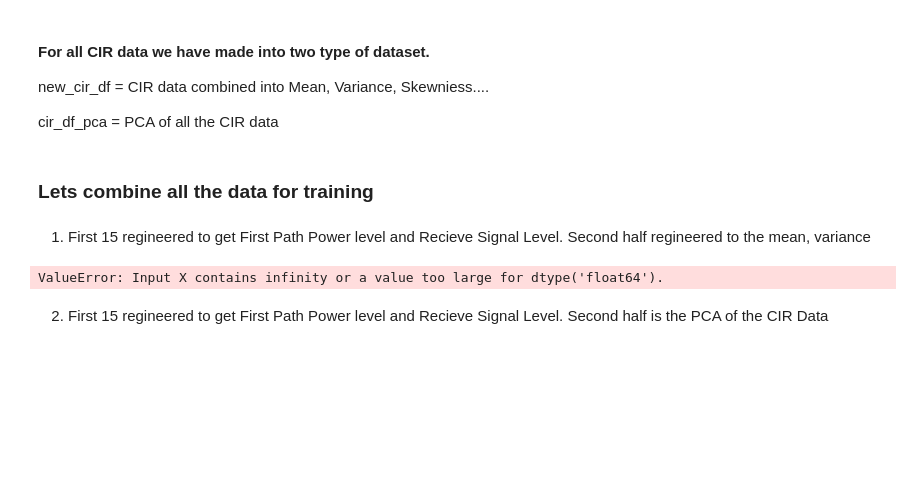
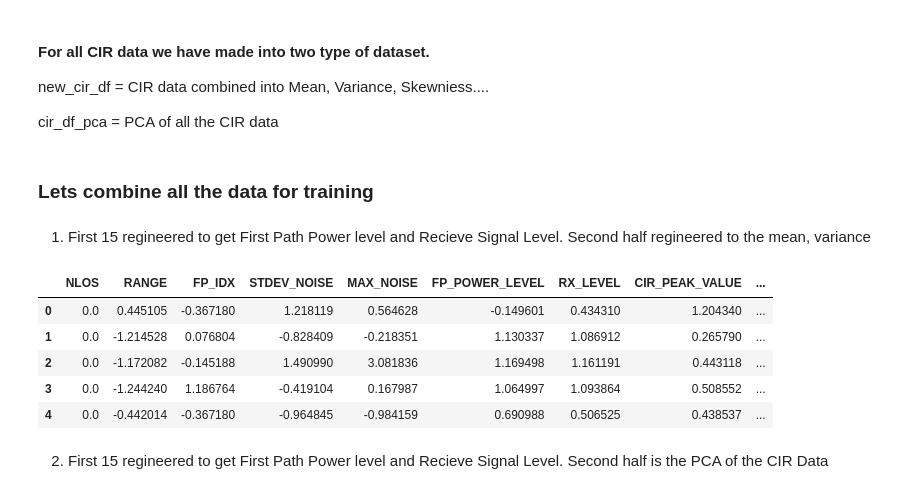
Before and after one commit to ptrpfa/UWB-LOS-NLOS-Classification, a Jupyter notebook: preprocessing3.ipynb, the cells around one changed output. Cells and saved outputs as stored; diff of their text form; code cells hidden in the pictures; blank space fills up the shorter version.

```diff
--- a/preprocessing3.ipynb
+++ b/preprocessing3.ipynb
@@ -523,23 +554,28 @@ cir_df_pca = PCA of all the CIR data
 # %% [markdown]
 1) First 15 regineered to get First Path Power level and Recieve Signal Level. Second half regineered to the mean, variance
 # %%
-from sklearn.preprocessing import RobustScaler
+from sklearn.preprocessing import StandardScaler
 
 dataset_1 = pd.concat([no_cir_df_transform, new_cir_df], axis=1)
-temp_df = dataset_1.drop(columns='NLOS').copy()
+temp_df = dataset_1.copy()
 
-scaler = RobustScaler()
+scaler = StandardScaler()
 scaled_features = scaler.fit_transform(temp_df)
 
-df_scaled = pd.DataFrame(scaled_features, columns=dataset_1.columns[1:])
+df_scaled = pd.DataFrame(scaled_features, columns=temp_df.columns)
 
-df_scaled['NLOS'] = dataset_1['NLOS'].values
+df_scaled['NLOS'] = temp_df['NLOS'].values
 
-save_to_pickle("dataset_1", df_scaled)
+# save_to_pickle("dataset_1", temp_df)
 
 df_scaled.head()
 # %% [output]
-ValueError: Input X contains infinity or a value too large for dtype('float64').
+|  | NLOS | RANGE | FP_IDX | STDEV_NOISE | MAX_NOISE | FP_POWER_LEVEL | RX_LEVEL | CIR_PEAK_VALUE | ... |
+| 0 | 0.0 | 0.445105 | -0.367180 | 1.218119 | 0.564628 | -0.149601 | 0.434310 | 1.204340 | ... |
+| 1 | 0.0 | -1.214528 | 0.076804 | -0.828409 | -0.218351 | 1.130337 | 1.086912 | 0.265790 | ... |
+| 2 | 0.0 | -1.172082 | -0.145188 | 1.490990 | 3.081836 | 1.169498 | 1.161191 | 0.443118 | ... |
+| 3 | 0.0 | -1.244240 | 1.186764 | -0.419104 | 0.167987 | 1.064997 | 1.093864 | 0.508552 | ... |
+| 4 | 0.0 | -0.442014 | -0.367180 | -0.964845 | -0.984159 | 0.690988 | 0.506525 | 0.438537 | ... |
 # %% [markdown]
 2) First 15 regineered to get First Path Power level and Recieve Signal Level. Second half is the PCA of the CIR Data
 # %%
```
Also changed, not shown: parts of 10 cells of this notebook.
